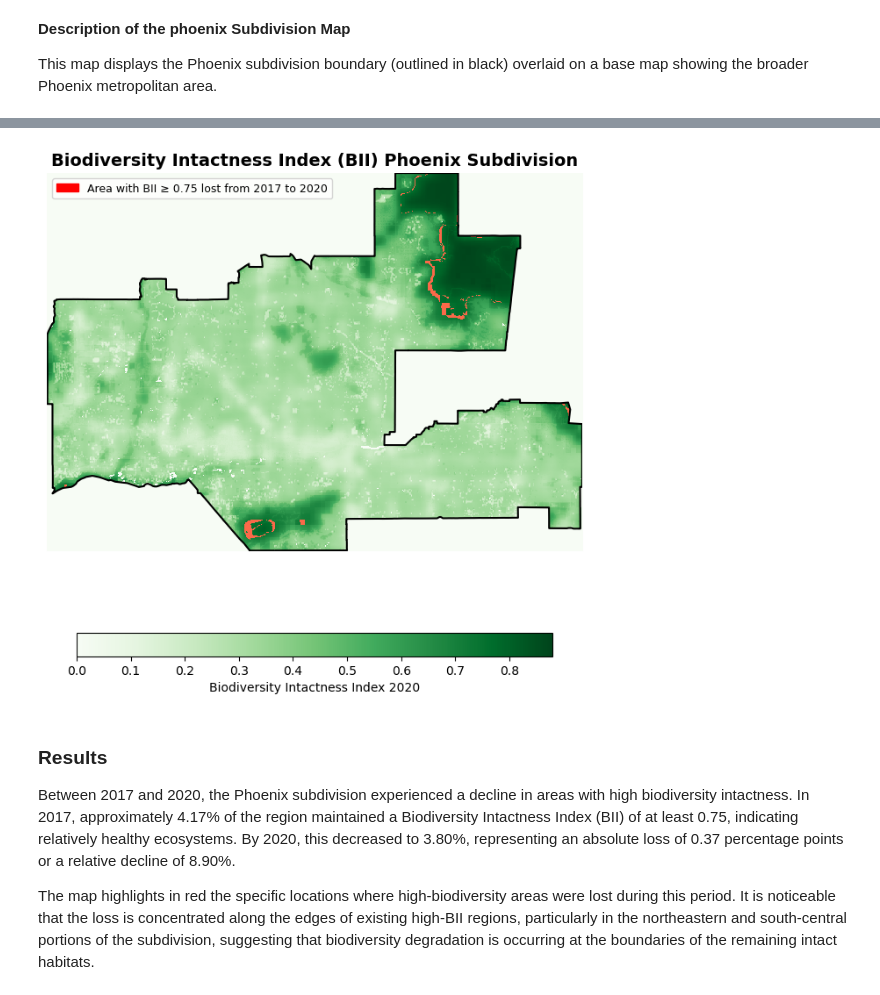
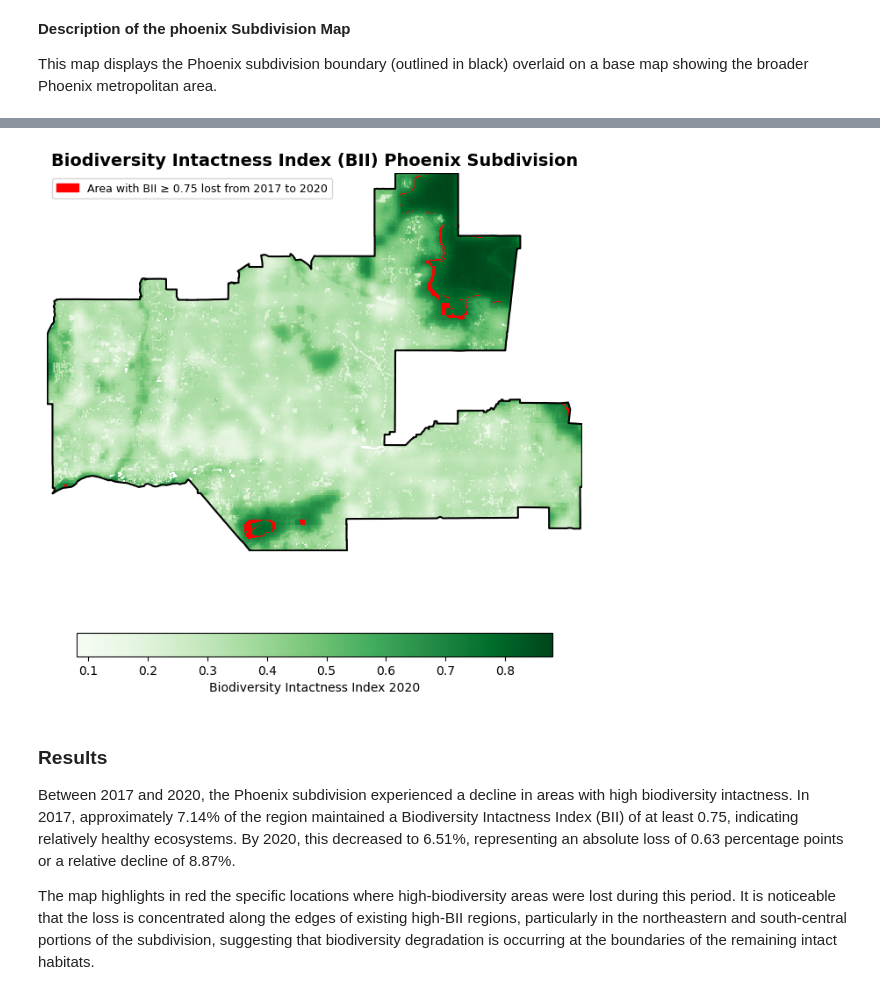
Before and after one commit to hylaea-miller/Biodiversity-Intactness-Index-change-in-Phoenix-AZ, a Jupyter notebook: biodiversity_intactness_index.ipynb, the cells around one changed output, grey strips where cells are left out. Drawn from its saved outputs; the diff is of its cells as text; code cells hidden in the pictures.

```diff
--- a/biodiversity_intactness_index.ipynb
+++ b/biodiversity_intactness_index.ipynb
@@ -380,4 +402,4 @@ Transform CRS back to the original coordinate system (EPSG:4269)
 # %%
 # Transform CRS
-phoenix_county = phoenix_county.to_crs(epsg=4269)
+phoenix_county = phoenix_county.to_crs(bii_2017.rio.crs)
 # %% [markdown]
@@ -406 +420,17 @@ total_pixels_2020 = (~np.isnan(bii_2020_phx)).sum().values
+# %%
+# Mask values outside Phoenix as NaN
+bii_2017_phx = bii_2017_phx.where(bii_2017_phx > 0)
+bii_2020_phx = bii_2020_phx.where(bii_2020_phx > 0)
+
+# Identify areas with high biodiversity (BII >= 0.75) for both years
+high_bii_2017 = bii_2017_phx >= 0.75
+high_bii_2020 = bii_2020_phx >= 0.75
+
+# Count pixels
+pixels_high_2017 = high_bii_2017.sum().values
+pixels_high_2020 = high_bii_2020.sum().values
+
+# Count total valid pixels (non-NaN)
+total_pixels_2017 = (~np.isnan(bii_2017_phx)).sum().values
+total_pixels_2020 = (~np.isnan(bii_2020_phx)).sum().values
 # %% [markdown]
@@ -438,39 +468,45 @@ Plot map showing the area with BII>=0.75 in 2017 that was lost by 2020.
 # %%
 fig, ax = plt.subplots(figsize=(10, 8))
+
+# Create a custom red colormap for visualizing BII loss areas
+from matplotlib.colors import ListedColormap
+red_cmap = ListedColormap(['red'])
+
 
 # Plot BII 2020 as background
 im1 = bii_2020_phx.squeeze().plot.imshow(
     ax=ax,
     cmap='Greens',
     add_colorbar=True,
     cbar_kwargs={'label': 'Biodiversity Intactness Index 2020',
                  'shrink': 0.7,
                 "orientation": "horizontal"})
 
-# Overlay loss areas
+# Overlay areas where BII ≥ 0.75 was lost between 2017 and 2020
 bii_loss_plot = bii_loss.where(bii_loss).squeeze()
 im2 = bii_loss_plot.plot.imshow(
     ax=ax,
-    cmap='Reds',
+    cmap= red_cmap,
     add_colorbar=False)
+
+# Add legend matching the colormap used for loss areas
+red_patch = mpatches.Patch(color=red_cmap(0.7), label='Area with BII ≥ 0.75 lost from 2017 to 2020')
+ax.legend(handles=[red_patch], loc='upper left', fontsize=9)
 
 # Add boundary
 phoenix_county.boundary.plot(ax=ax, edgecolor='black')
 
-# Add title
+# Add title and remove axes
 ax.set_title('Biodiversity Intactness Index (BII) Phoenix Subdivision', fontsize=14, fontweight='bold')
 ax.axis('off')
 
-# Add legend for BII loss
-red_patch = mpatches.Patch(color='red', label='Area with BII ≥ 0.75 lost from 2017 to 2020')
-ax.legend(handles=[red_patch], loc='upper left', fontsize=9)
 
 plt.show()
 # %% [output]
-[figure, old version]
+[figure, new version]
 # %% [markdown]
 ### Results
 
-Between 2017 and 2020, the Phoenix subdivision experienced a decline in areas with high biodiversity intactness. In 2017, approximately 4.17% of the region maintained a Biodiversity Intactness Index (BII) of at least 0.75, indicating relatively healthy ecosystems. By 2020, this decreased to 3.80%, representing an absolute loss of 0.37 percentage points or a relative decline of 8.90%.
+Between 2017 and 2020, the Phoenix subdivision experienced a decline in areas with high biodiversity intactness. In 2017, approximately 7.14% of the region maintained a Biodiversity Intactness Index (BII) of at least 0.75, indicating relatively healthy ecosystems. By 2020, this decreased to 6.51%, representing an absolute loss of 0.63 percentage points or a relative decline of 8.87%.
 
 The map highlights in red the specific locations where high-biodiversity areas were lost during this period. It is noticeable that the loss is concentrated along the edges of existing high-BII regions, particularly in the northeastern and south-central portions of the subdivision, suggesting that biodiversity degradation is occurring at the boundaries of the remaining intact habitats.
```
Also changed, not shown: parts of 47 cells of this notebook, 1 other file.
